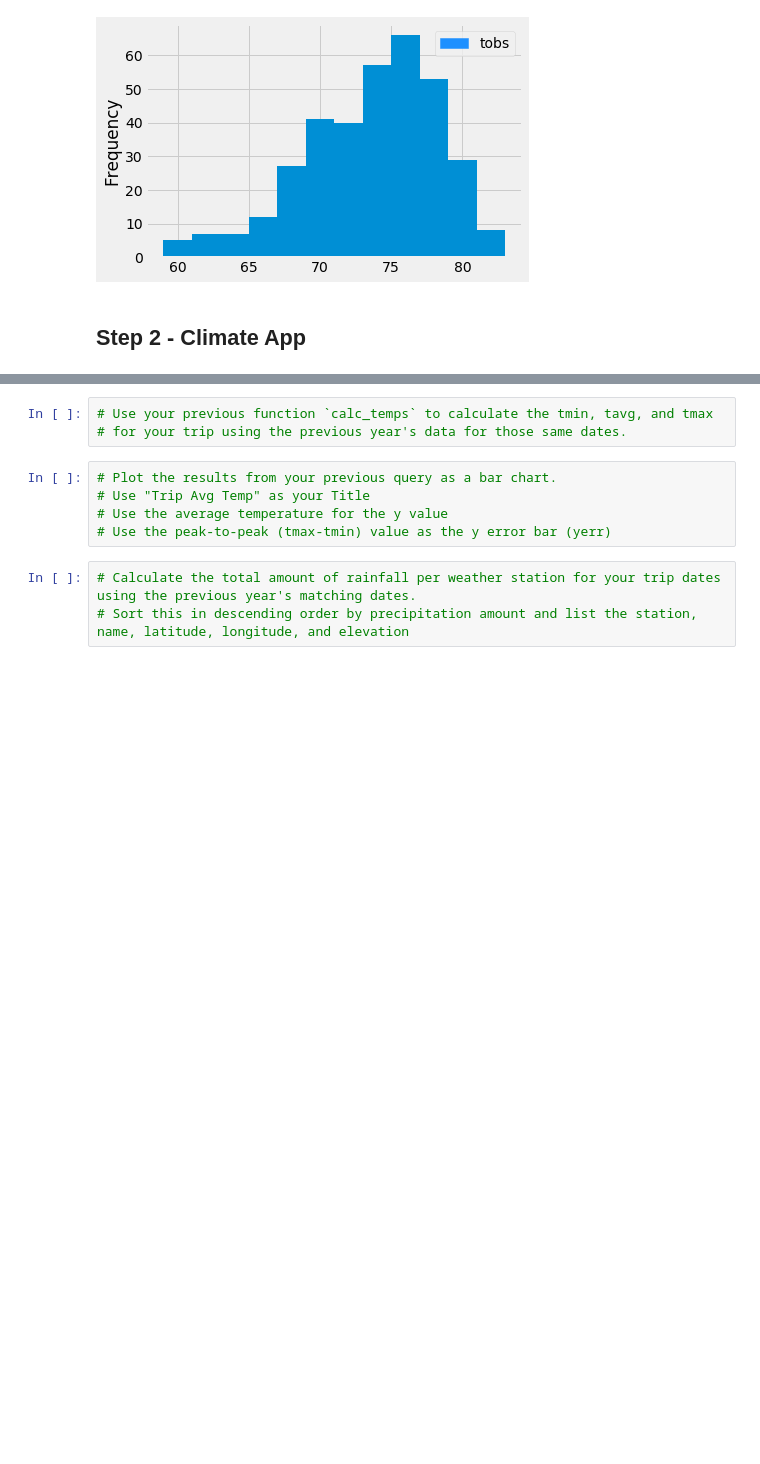
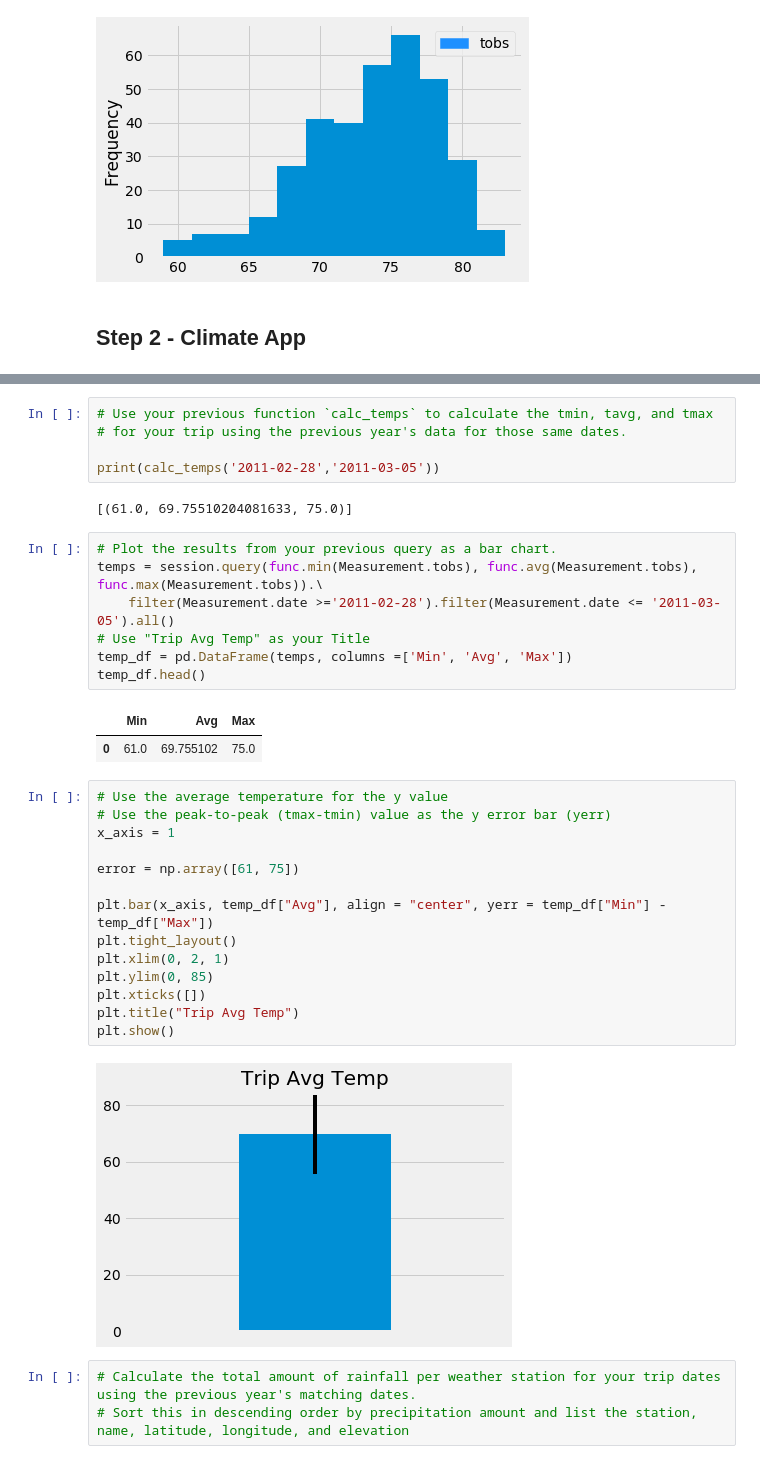
Before and after one commit to ivvyami/Honolulu-Climate-Analysis, a Jupyter notebook: Honolulu Climate Analysis.ipynb, the cells around one changed output, grey strips where cells are left out. Drawn from its saved outputs; the diff is of its cells as text; blank space fills up the shorter version.

Commit message:
added dang barchart with error

```diff
--- a/Honolulu Climate Analysis.ipynb
+++ b/Honolulu Climate Analysis.ipynb
@@ -255,11 +257,36 @@ print(calc_temps('2012-02-28', '2012-03-05'))
 # %%
 # Use your previous function `calc_temps` to calculate the tmin, tavg, and tmax
 # for your trip using the previous year's data for those same dates.
+
+print(calc_temps('2011-02-28','2011-03-05'))
+# %% [output]
+[(61.0, 69.75510204081633, 75.0)]
-# %%
-# Plot the results from your previous query as a bar chart.
-# Use "Trip Avg Temp" as your Title
-# Use the average temperature for the y value
-# Use the peak-to-peak (tmax-tmin) value as the y error bar (yerr)
+# %%
+# Plot the results from your previous query as a bar chart.
+temps = session.query(func.min(Measurement.tobs), func.avg(Measurement.tobs), func.max(Measurement.tobs)).\
+    filter(Measurement.date >='2011-02-28').filter(Measurement.date <= '2011-03-05').all()
+# Use "Trip Avg Temp" as your Title
+temp_df = pd.DataFrame(temps, columns =['Min', 'Avg', 'Max'])
+temp_df.head()
+# %% [output]
+|  | Min | Avg | Max |
+| 0 | 61.0 | 69.755102 | 75.0 |
+# %%
+# Use the average temperature for the y value
+# Use the peak-to-peak (tmax-tmin) value as the y error bar (yerr)
+x_axis = 1
+
+error = np.array([61, 75])
+
+plt.bar(x_axis, temp_df["Avg"], align = "center", yerr = temp_df["Min"] - temp_df["Max"])
+plt.tight_layout()
+plt.xlim(0, 2, 1)
+plt.ylim(0, 85)
+plt.xticks([])
+plt.title("Trip Avg Temp")
+plt.show()
+# %% [output]
+[figure, added]
 # %%
 # Calculate the total amount of rainfall per weather station for your trip dates using the previous year's matching dates.
 # Sort this in descending order by precipitation amount and list the station, name, latitude, longitude, and elevation
```
Also changed, not shown: parts of 1 cell of this notebook.
